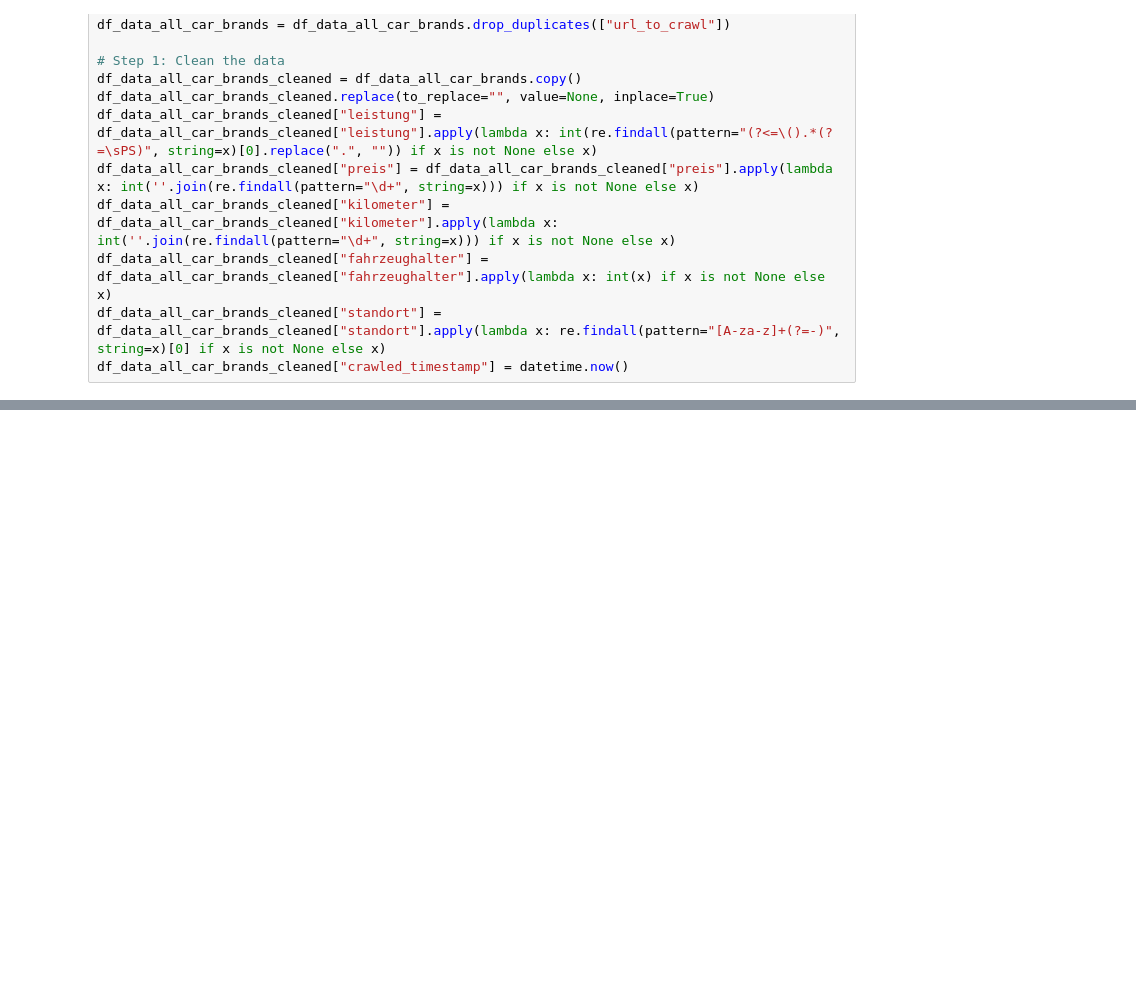
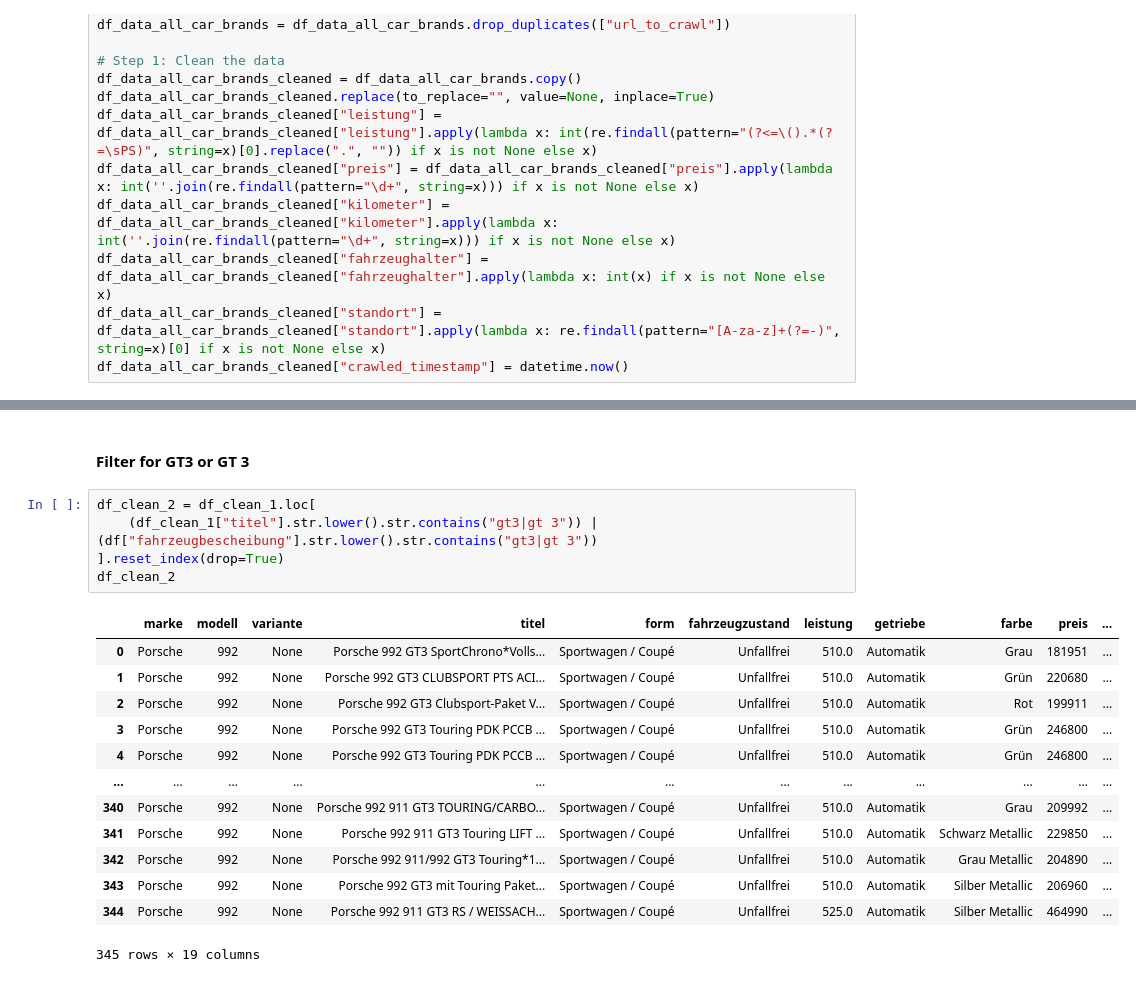
Before and after one commit to omar-elmaria/mobile_de_scraper, a Jupyter notebook: testing_notebook.ipynb, the cells around one changed output, grey strips where cells are left out. Saved outputs shown, nothing was run; the diff lists cells and outputs as text; blank space fills up the shorter version.

```diff
--- a/testing_notebook.ipynb
+++ b/testing_notebook.ipynb
@@ -70,0 +108,21 @@ LoadJob<project=web-scraping-371310, location=EU, id=4bc369a2-15b7-4982-a1d8-1f0
+# %% [markdown]
+#### Filter for GT3 or GT 3
+# %%
+df_clean_2 = df_clean_1.loc[
+    (df_clean_1["titel"].str.lower().str.contains("gt3|gt 3")) | (df["fahrzeugbescheibung"].str.lower().str.contains("gt3|gt 3"))
+].reset_index(drop=True)
+df_clean_2
+# %% [output]
+|  | marke | modell | variante | titel | form | fahrzeugzustand | leistung | getriebe | farbe | preis | ... |
+| 0 | Porsche | 992 | None | Porsche 992 GT3 SportChrono*Volls... | Sportwagen / Coupé | Unfallfrei | 510.0 | Automatik | Grau | 181951 | ... |
+| 1 | Porsche | 992 | None | Porsche 992 GT3 CLUBSPORT PTS ACI... | Sportwagen / Coupé | Unfallfrei | 510.0 | Automatik | Grün | 220680 | ... |
+| 2 | Porsche | 992 | None | Porsche 992 GT3 Clubsport-Paket V... | Sportwagen / Coupé | Unfallfrei | 510.0 | Automatik | Rot | 199911 | ... |
+| 3 | Porsche | 992 | None | Porsche 992 GT3 Touring PDK PCCB ... | Sportwagen / Coupé | Unfallfrei | 510.0 | Automatik | Grün | 246800 | ... |
+| 4 | Porsche | 992 | None | Porsche 992 GT3 Touring PDK PCCB ... | Sportwagen / Coupé | Unfallfrei | 510.0 | Automatik | Grün | 246800 | ... |
+| ... | ... | ... | ... | ... | ... | ... | ... | ... | ... | ... | ... |
+| 340 | Porsche | 992 | None | Porsche 992 911 GT3 TOURING/CARBO... | Sportwagen / Coupé | Unfallfrei | 510.0 | Automatik | Grau | 209992 | ... |
+| 341 | Porsche | 992 | None | Porsche 992 911 GT3 Touring LIFT ... | Sportwagen / Coupé | Unfallfrei | 510.0 | Automatik | Schwarz Metallic | 229850 | ... |
+| 342 | Porsche | 992 | None | Porsche 992 911/992 GT3 Touring*1... | Sportwagen / Coupé | Unfallfrei | 510.0 | Automatik | Grau Metallic | 204890 | ... |
+| 343 | Porsche | 992 | None | Porsche 992 GT3 mit Touring Paket... | Sportwagen / Coupé | Unfallfrei | 510.0 | Automatik | Silber Metallic | 206960 | ... |
+| 344 | Porsche | 992 | None | Porsche 992 911 GT3 RS / WEISSACH... | Sportwagen / Coupé | Unfallfrei | 525.0 | Automatik | Silber Metallic | 464990 | ... |
+345 rows × 19 columns
```
Also changed, not shown: parts of 27 cells of this notebook.
